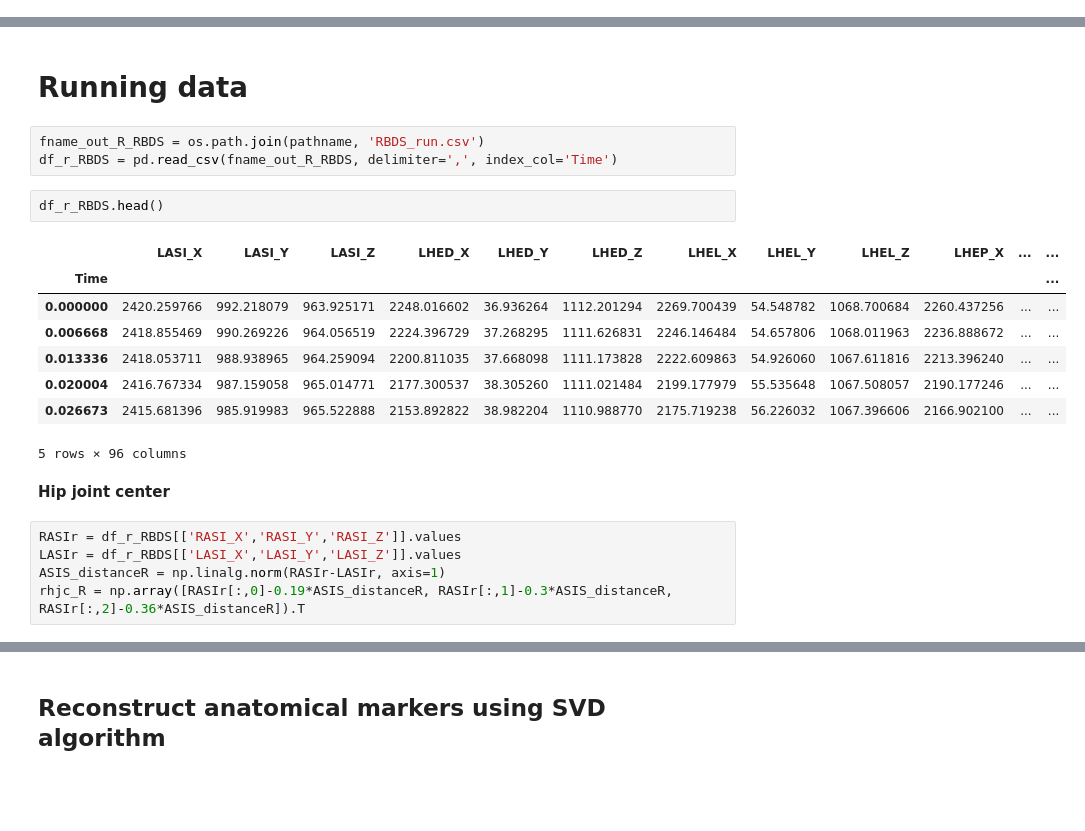
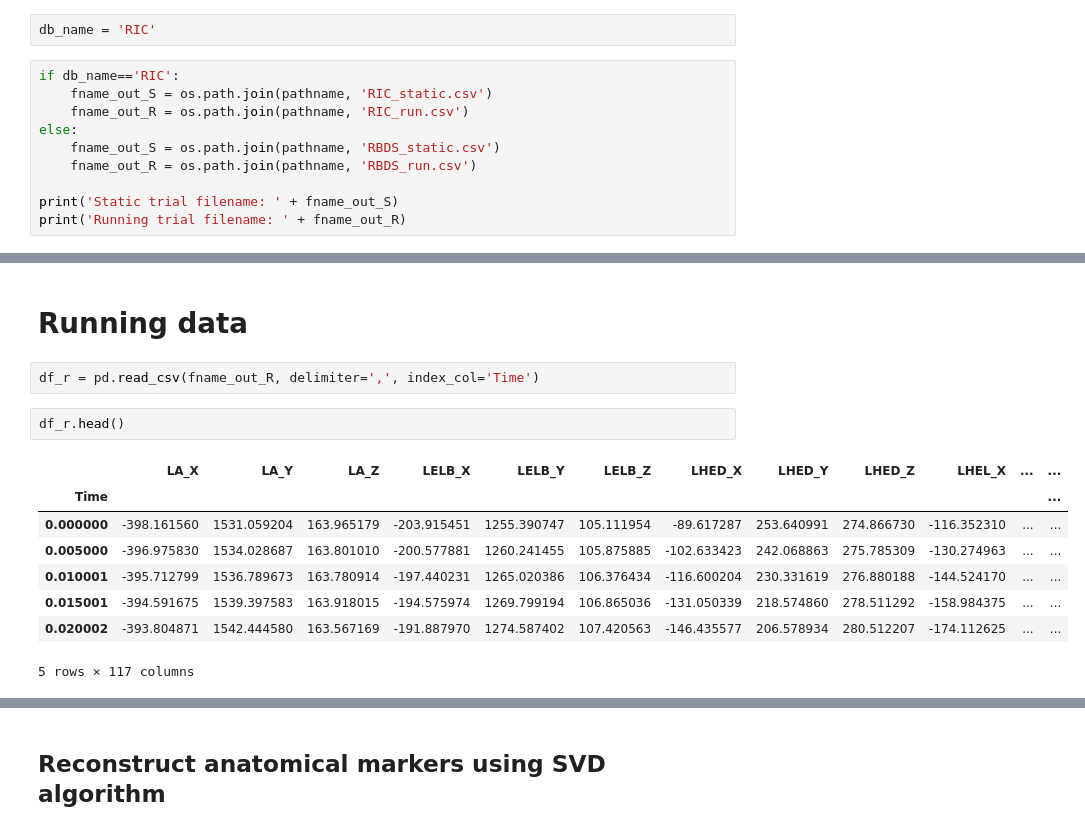
Before and after one commit to regifukuchi/BMC-RIC-running-biomechanics, a Jupyter notebook: notebooks/RIC_RBDS_calculate_angles.ipynb, the cells around one changed output, grey strips where cells are left out. Drawn from its saved outputs; the diff is of its cells as text; blank space fills up the shorter version.

```diff
--- a/notebooks/RIC_RBDS_calculate_angles.ipynb
+++ b/notebooks/RIC_RBDS_calculate_angles.ipynb
@@ -20,0 +21,12 @@ pathname = r'../data'
+# %%
+db_name = 'RIC'
+# %%
+if db_name=='RIC':
+    fname_out_S = os.path.join(pathname, 'RIC_static.csv')
+    fname_out_R = os.path.join(pathname, 'RIC_run.csv')
+else:
+    fname_out_S = os.path.join(pathname, 'RBDS_static.csv')
+    fname_out_R = os.path.join(pathname, 'RBDS_run.csv')
+
+print('Static trial filename: ' + fname_out_S)
+print('Running trial filename: ' + fname_out_R)
@@ -155,23 +127,15 @@ def kneeang(proxrf, distalrf):
 # %% [markdown]
 # Running data
 # %%
-fname_out_R_RBDS = os.path.join(pathname, 'RBDS_run.csv')
-df_r_RBDS = pd.read_csv(fname_out_R_RBDS, delimiter=',', index_col='Time')
+df_r = pd.read_csv(fname_out_R, delimiter=',', index_col='Time')
 # %%
-df_r_RBDS.head()
+df_r.head()
 # %% [output]
-|  | LASI_X | LASI_Y | LASI_Z | LHED_X | LHED_Y | LHED_Z | LHEL_X | LHEL_Y | LHEL_Z | LHEP_X | ... | ... |
+|  | LA_X | LA_Y | LA_Z | LELB_X | LELB_Y | LELB_Z | LHED_X | LHED_Y | LHED_Z | LHEL_X | ... | ... |
 | Time |  |  |  |  |  |  |  |  |  |  |  | ... |
-| 0.000000 | 2420.259766 | 992.218079 | 963.925171 | 2248.016602 | 36.936264 | 1112.201294 | 2269.700439 | 54.548782 | 1068.700684 | 2260.437256 | ... | ... |
-| 0.006668 | 2418.855469 | 990.269226 | 964.056519 | 2224.396729 | 37.268295 | 1111.626831 | 2246.146484 | 54.657806 | 1068.011963 | 2236.888672 | ... | ... |
-| 0.013336 | 2418.053711 | 988.938965 | 964.259094 | 2200.811035 | 37.668098 | 1111.173828 | 2222.609863 | 54.926060 | 1067.611816 | 2213.396240 | ... | ... |
-| 0.020004 | 2416.767334 | 987.159058 | 965.014771 | 2177.300537 | 38.305260 | 1111.021484 | 2199.177979 | 55.535648 | 1067.508057 | 2190.177246 | ... | ... |
-| 0.026673 | 2415.681396 | 985.919983 | 965.522888 | 2153.892822 | 38.982204 | 1110.988770 | 2175.719238 | 56.226032 | 1067.396606 | 2166.902100 | ... | ... |
+| 0.000000 | -398.161560 | 1531.059204 | 163.965179 | -203.915451 | 1255.390747 | 105.111954 | -89.617287 | 253.640991 | 274.866730 | -116.352310 | ... | ... |
+| 0.005000 | -396.975830 | 1534.028687 | 163.801010 | -200.577881 | 1260.241455 | 105.875885 | -102.633423 | 242.068863 | 275.785309 | -130.274963 | ... | ... |
+| 0.010001 | -395.712799 | 1536.789673 | 163.780914 | -197.440231 | 1265.020386 | 106.376434 | -116.600204 | 230.331619 | 276.880188 | -144.524170 | ... | ... |
+| 0.015001 | -394.591675 | 1539.397583 | 163.918015 | -194.575974 | 1269.799194 | 106.865036 | -131.050339 | 218.574860 | 278.511292 | -158.984375 | ... | ... |
+| 0.020002 | -393.804871 | 1542.444580 | 163.567169 | -191.887970 | 1274.587402 | 107.420563 | -146.435577 | 206.578934 | 280.512207 | -174.112625 | ... | ... |
-5 rows × 96 columns
+5 rows × 117 columns
-# %% [markdown]
-**Hip joint center**
-# %%
-RASIr = df_r_RBDS[['RASI_X','RASI_Y','RASI_Z']].values
-LASIr = df_r_RBDS[['LASI_X','LASI_Y','LASI_Z']].values
-ASIS_distanceR = np.linalg.norm(RASIr-LASIr, axis=1)
-rhjc_R = np.array([RASIr[:,0]-0.19*ASIS_distanceR, RASIr[:,1]-0.3*ASIS_distanceR, RASIr[:,2]-0.36*ASIS_distanceR]).T
```
Also changed, not shown: parts of 51 cells of this notebook.
